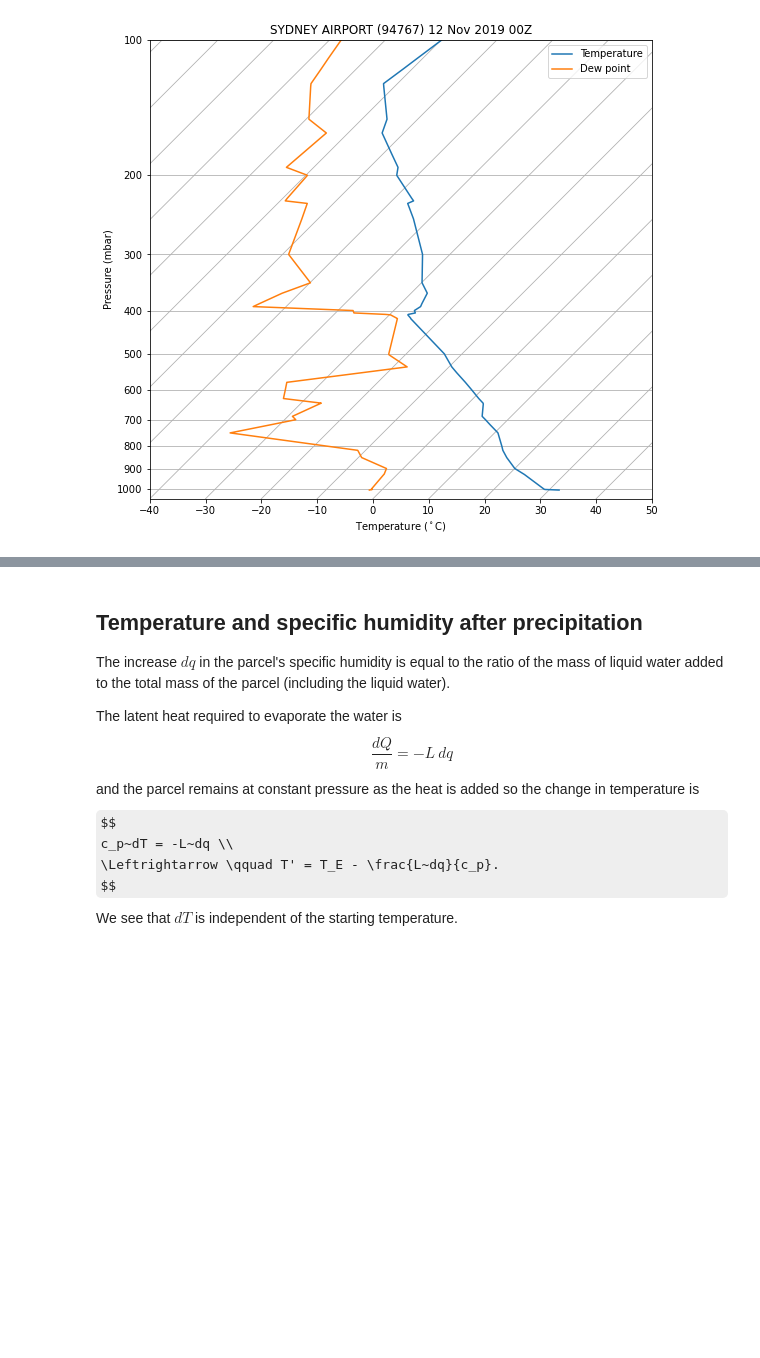
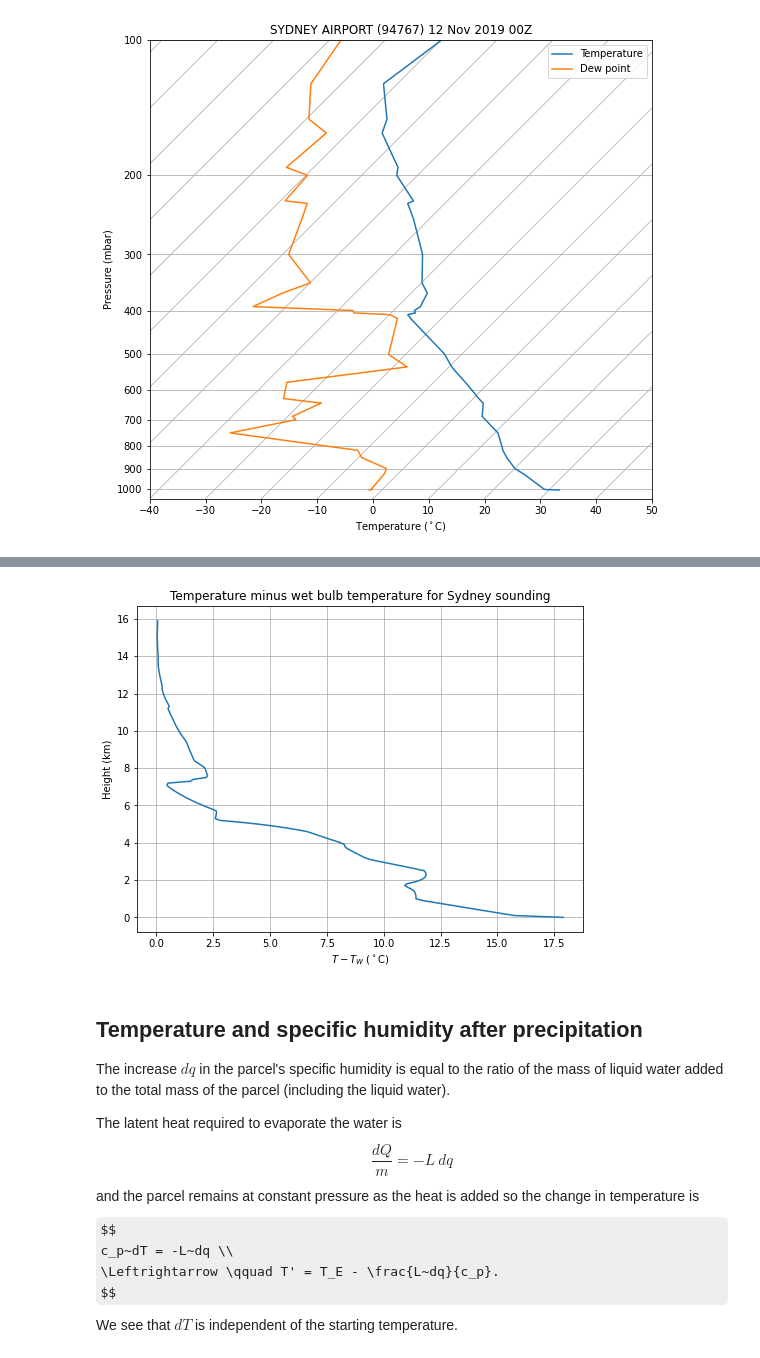
Before and after one commit to tschanzer/taste-of-research-21T3, a Jupyter notebook: analysis/20210910_buoyancy.ipynb, the cells around one changed output, grey strips where cells are left out. Saved outputs shown, nothing was run; the diff lists cells and outputs as text; code cells hidden in the pictures; some formulas as TeX source; blank space fills up the shorter version.

```diff
--- a/analysis/20210910_buoyancy.ipynb
+++ b/analysis/20210910_buoyancy.ipynb
@@ -123,3 +150,15 @@ plt.show()
+# %%
+fig = plt.figure(figsize=(8,6))
+ax = fig.add_subplot(111)
+ax.plot(temperature - wetbulb, height.to(units.km))
+ax.grid()
+ax.set(
+    xlabel=r'$T - T_W$ ($^\circ$C)',
+    ylabel='Height (km)',
+    title='Temperature minus wet bulb temperature for Sydney sounding')
+plt.show()
+# %% [output]
+[figure, added]
 # %% [markdown]
 ## Temperature and specific humidity after precipitation
 
```
Also changed, not shown: parts of 34 cells of this notebook, 4 other files.
